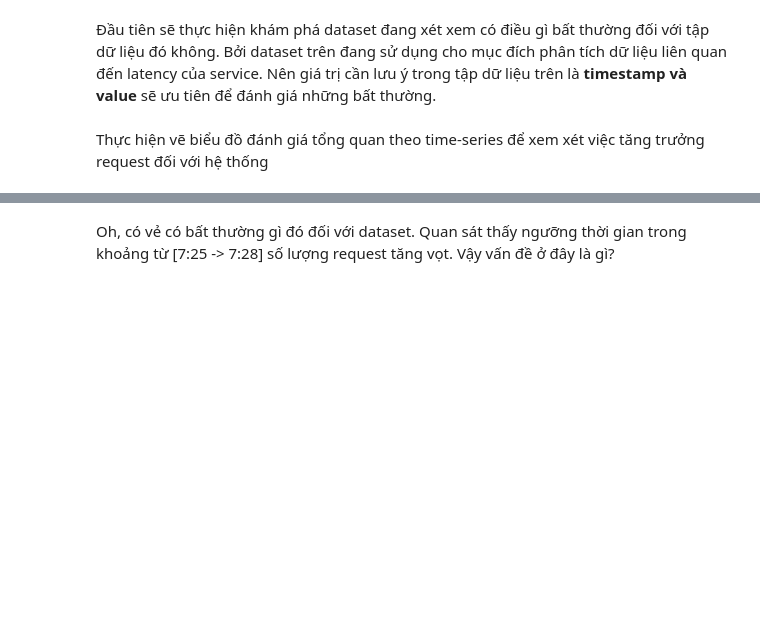
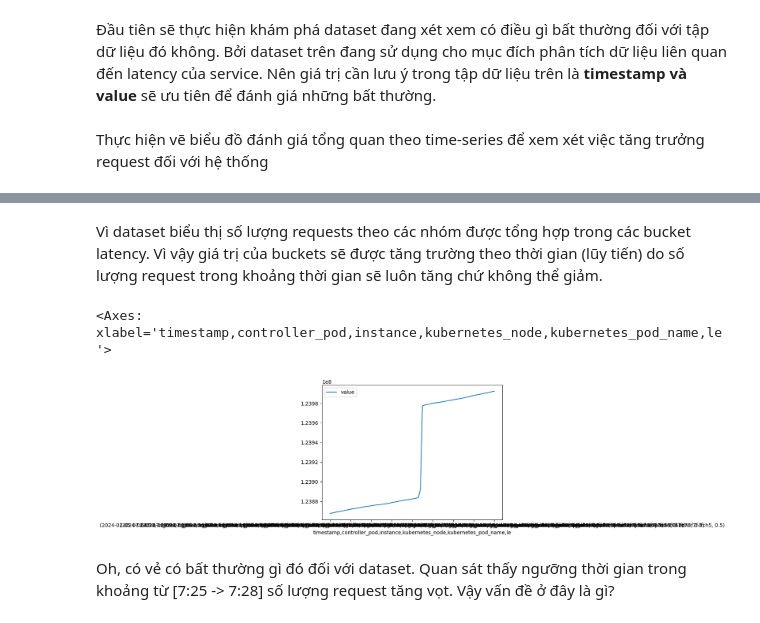
Before and after one commit to vuvietnguyenit/data_analystic, a Jupyter notebook: notebooks/analyze_fluctuatition_latency_http_v2.ipynb, the cells around one changed output, grey strips where cells are left out. Drawn from its saved outputs; the diff is of its cells as text; code cells hidden in the pictures; blank space fills up the shorter version.

Commit message:
sperate by group

```diff
--- a/notebooks/analyze_fluctuatition_latency_http_v2.ipynb
+++ b/notebooks/analyze_fluctuatition_latency_http_v2.ipynb
@@ -79,0 +75,4 @@ root_df.groupby(['timestamp']).agg({'value': 'sum'}).reset_index().set_index("ti
+# %%
+labels = ['controller_pod', 'instance', 'kubernetes_node', 'kubernetes_pod_name', 'le']
+legends = root_df.groupby(labels).last().reset_index()[labels]
+legends.head()
@@ -80,2 +104,9 @@ root_df.groupby(['timestamp']).agg({'value': 'sum'}).reset_index().set_index("ti
+# %% [markdown]
+Vì dataset biểu thị số lượng requests theo các nhóm được tổng hợp trong các bucket latency. Vì vậy giá trị của buckets sẽ được tăng trường theo thời gian (lũy tiến) do số lượng request trong khoảng thời gian sẽ luôn tăng chứ không thể giảm.
+# %%
+root_df.query("controller_pod == 'ingress-nginx-controller-browser-prod-6667d78f7f-lfch5' and instance == '172.16.16.97:10254' and kubernetes_node == 'br-ingress3v.itim.vn' and kubernetes_pod_name == 'ingress-nginx-controller-browser-prod-6667d78f7f-lfch5' and le == 0.5").groupby(['timestamp'] + labels).agg({'value': 'sum'}).plot(y="value")
+# %% [output]
+<Axes: xlabel='timestamp,controller_pod,instance,kubernetes_node,kubernetes_pod_name,le'>
+[figure, added]
 # %% [markdown]
 Oh, có vẻ có bất thường gì đó đối với dataset. Quan sát thấy ngưỡng thời gian trong khoảng từ [7:25 -> 7:28] số lượng request tăng vọt. Vậy vấn đề ở đây là gì?
```
Also changed, not shown: parts of 3 cells of this notebook.
